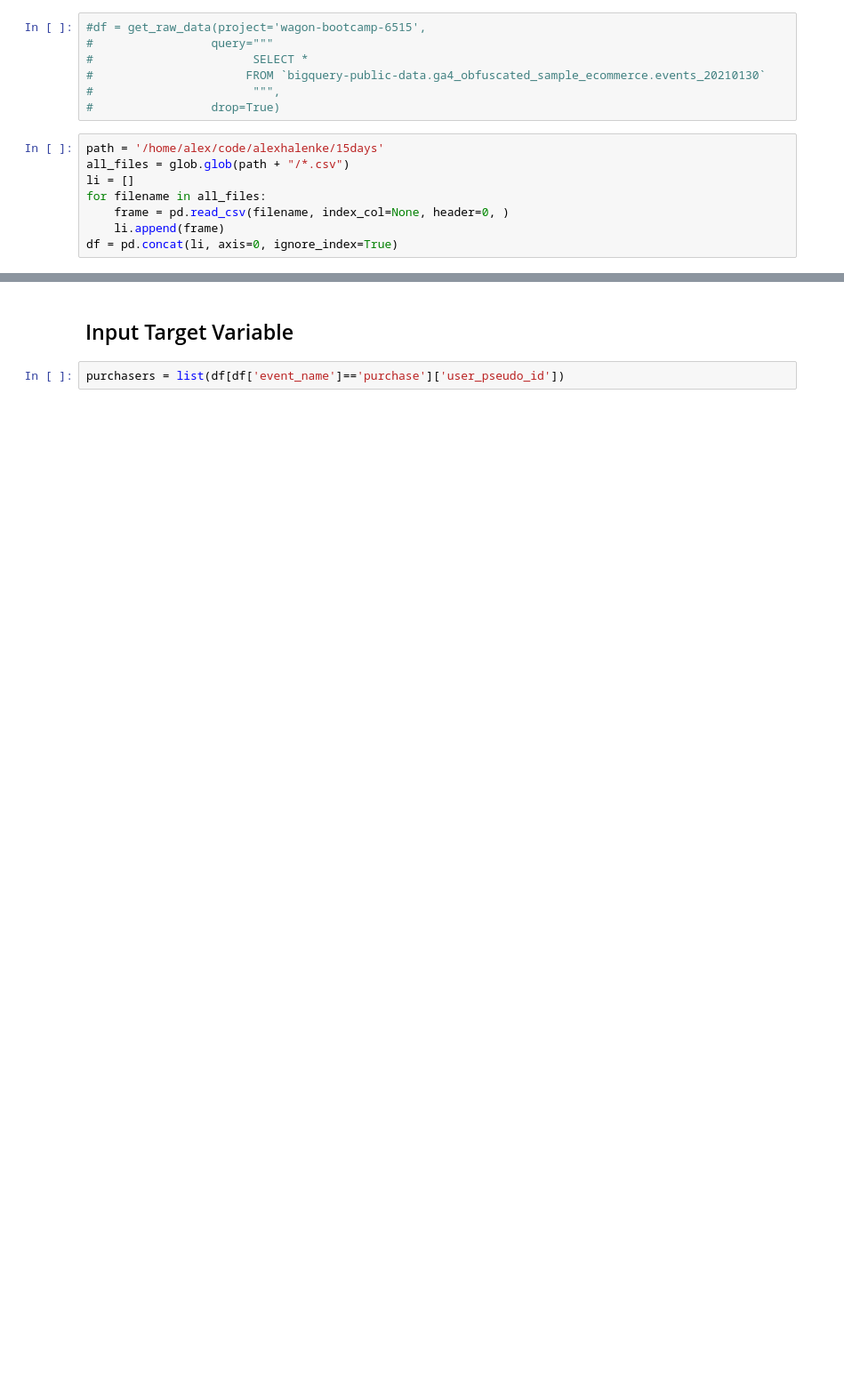
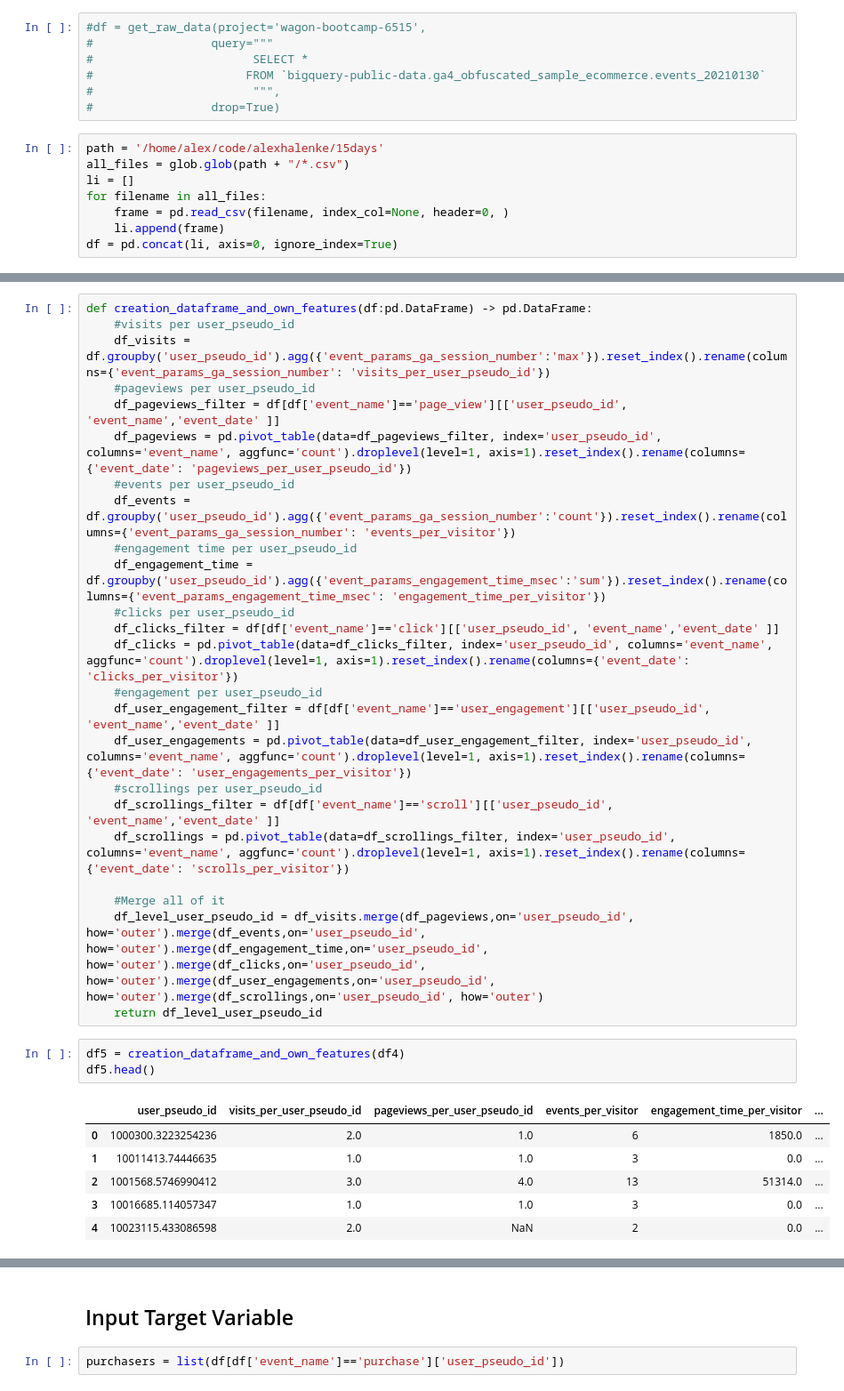
Before and after one commit to alexhalenke/Predicting_Purchase_Intention, a Jupyter notebook: notebooks/notebook_Alex.ipynb, the cells around one changed output, grey strips where cells are left out. Shown: that part at 89% size. Drawn from its saved outputs; the diff is of its cells as text; blank space fills up the shorter version.

```diff
--- a/notebooks/notebook_Alex.ipynb
+++ b/notebooks/notebook_Alex.ipynb
@@ -51,0 +126,34 @@ clean_data(df)
+# %%
+def creation_dataframe_and_own_features(df:pd.DataFrame) -> pd.DataFrame:
+    #visits per user_pseudo_id
+    df_visits = df.groupby('user_pseudo_id').agg({'event_params_ga_session_number':'max'}).reset_index().rename(columns={'event_params_ga_session_number': 'visits_per_user_pseudo_id'})
+    #pageviews per user_pseudo_id
+    df_pageviews_filter = df[df['event_name']=='page_view'][['user_pseudo_id', 'event_name','event_date' ]]
+    df_pageviews = pd.pivot_table(data=df_pageviews_filter, index='user_pseudo_id', columns='event_name', aggfunc='count').droplevel(level=1, axis=1).reset_index().rename(columns={'event_date': 'pageviews_per_user_pseudo_id'})
+    #events per user_pseudo_id
+    df_events = df.groupby('user_pseudo_id').agg({'event_params_ga_session_number':'count'}).reset_index().rename(columns={'event_params_ga_session_number': 'events_per_visitor'})
+    #engagement time per user_pseudo_id
+    df_engagement_time = df.groupby('user_pseudo_id').agg({'event_params_engagement_time_msec':'sum'}).reset_index().rename(columns={'event_params_engagement_time_msec': 'engagement_time_per_visitor'})
+    #clicks per user_pseudo_id
+    df_clicks_filter = df[df['event_name']=='click'][['user_pseudo_id', 'event_name','event_date' ]]
+    df_clicks = pd.pivot_table(data=df_clicks_filter, index='user_pseudo_id', columns='event_name', aggfunc='count').droplevel(level=1, axis=1).reset_index().rename(columns={'event_date': 'clicks_per_visitor'})
+    #engagement per user_pseudo_id
+    df_user_engagement_filter = df[df['event_name']=='user_engagement'][['user_pseudo_id', 'event_name','event_date' ]]
+    df_user_engagements = pd.pivot_table(data=df_user_engagement_filter, index='user_pseudo_id', columns='event_name', aggfunc='count').droplevel(level=1, axis=1).reset_index().rename(columns={'event_date': 'user_engagements_per_visitor'})
+    #scrollings per user_pseudo_id
+    df_scrollings_filter = df[df['event_name']=='scroll'][['user_pseudo_id', 'event_name','event_date' ]]
+    df_scrollings = pd.pivot_table(data=df_scrollings_filter, index='user_pseudo_id', columns='event_name', aggfunc='count').droplevel(level=1, axis=1).reset_index().rename(columns={'event_date': 'scrolls_per_visitor'})
+
+    #Merge all of it
+    df_level_user_pseudo_id = df_visits.merge(df_pageviews,on='user_pseudo_id', how='outer').merge(df_events,on='user_pseudo_id', how='outer').merge(df_engagement_time,on='user_pseudo_id', how='outer').merge(df_clicks,on='user_pseudo_id', how='outer').merge(df_user_engagements,on='user_pseudo_id', how='outer').merge(df_scrollings,on='user_pseudo_id', how='outer')
+    return df_level_user_pseudo_id
+# %%
+df5 = creation_dataframe_and_own_features(df4)
+df5.head()
+# %% [output]
+|  | user_pseudo_id | visits_per_user_pseudo_id | pageviews_per_user_pseudo_id | events_per_visitor | engagement_time_per_visitor | ... |
+| 0 | 1000300.3223254236 | 2.0 | 1.0 | 6 | 1850.0 | ... |
+| 1 | 10011413.74446635 | 1.0 | 1.0 | 3 | 0.0 | ... |
+| 2 | 1001568.5746990412 | 3.0 | 4.0 | 13 | 51314.0 | ... |
+| 3 | 10016685.114057347 | 1.0 | 1.0 | 3 | 0.0 | ... |
+| 4 | 10023115.433086598 | 2.0 | NaN | 2 | 0.0 | ... |
```
Also changed, not shown: parts of 182 cells of this notebook, 1 other file.
